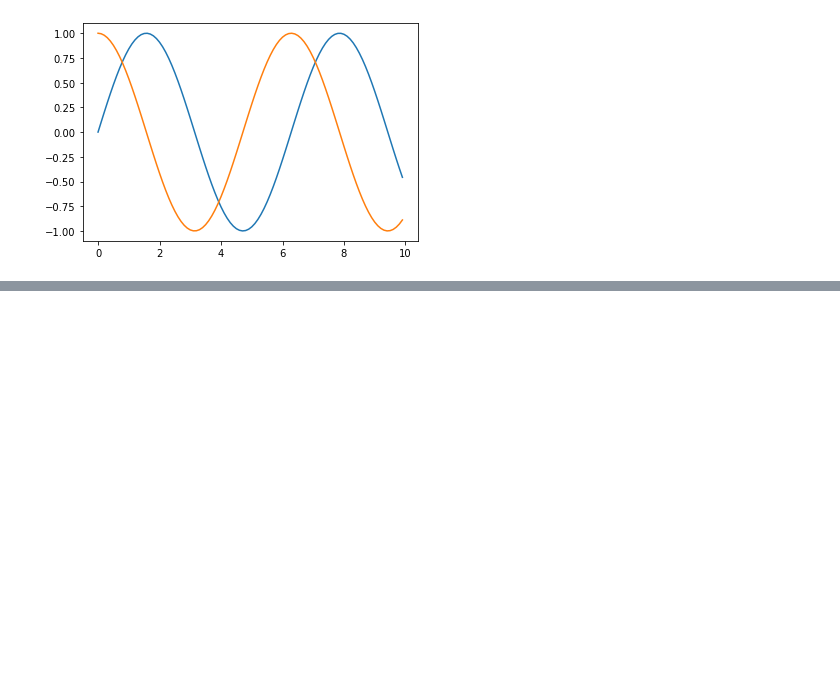
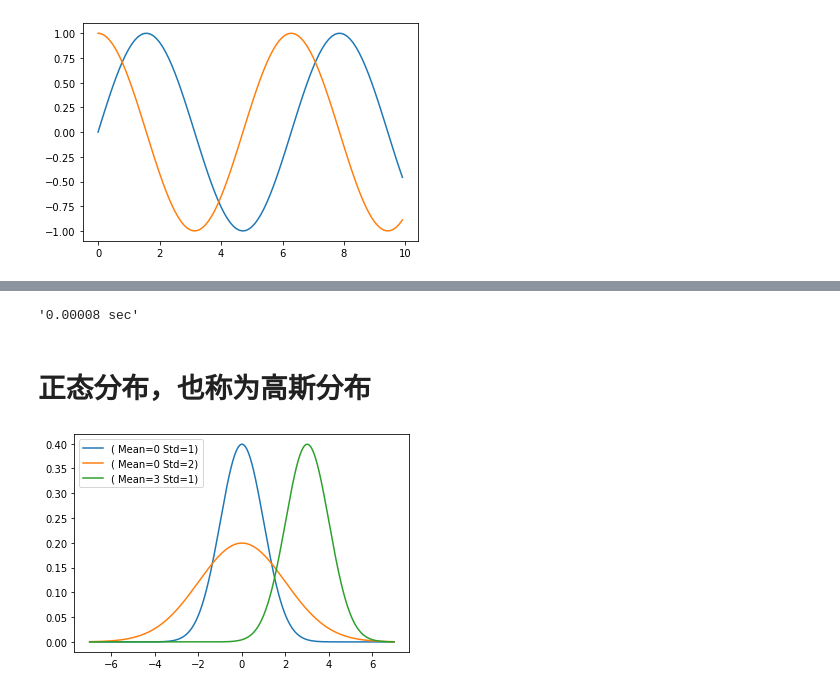
Before and after one commit to 2714830587-xh/testgit, a Jupyter notebook: 自动微分.ipynb, the cells around one changed output, grey strips where cells are left out. Saved outputs shown, nothing was run; the diff lists cells and outputs as text; code cells hidden in the pictures; blank space fills up the shorter version.

```diff
--- a/自动微分.ipynb
+++ b/自动微分.ipynb
@@ -101,0 +163,62 @@ plt.plot(x1,x.grad)
+# %%
+import math
+import time
+import numpy as np
+import torch
+n = 10000
+a = torch.ones(n)
+b = torch.ones(n)
+class Timer:
+    """记录多次运行时间"""
+    def __init__(self):
+        self.times = []
+        self.start()
+
+    def start(self):
+        """启动计时器"""
+        self.tik = time.time()
+
+    def stop(self):
+        """停止计时器并将时间记录在列表中"""
+        self.times.append(time.time() - self.tik)
+        return self.times[-1]
+
+    def avg(self):
+        """返回平均时间"""
+        return sum(self.times) / len(self.times)
+
+    def sum(self):
+        """返回时间总和"""
+        return sum(self.times)
+
+    def cumsum(self):
+        """返回累计时间"""
+        return np.array(self.times).cumsum().tolist()
+# a=torch.tensor([1,2,3,4])
+# a[-1]
+c = torch.zeros(n)
+timer = Timer()
+for i in range(n):
+    c[i] = a[i] + b[i]
+f'{timer.stop():.5f} sec'
+timer.start()
+d = a + b
+f'{timer.stop():.5f} sec'
+# %% [output]
+'0.00008 sec'
+# %% [markdown]
+# **正态分布，也称为高斯分布**
+# %%
+import math
+import numpy as np
+import matplotlib.pyplot as plt
+def normal(x,mu,sigma):
+  p=1/(math.sqrt(2*math.pi*sigma**2))
+  return p*np.exp(-0.5*(x-mu)**2/sigma**2)
+x=np.arange(-7,7,0.01)
+params = [(0, 1), (0, 2), (3, 1)]
+for mu,sigma in params:
+  plt.plot(x,normal(x, mu, sigma),label=("( Mean=" + str(mu) +" Std="+str(sigma)+ ")"))
+  plt.legend()
+# %% [output]
+[figure, added]
```
Also changed, not shown: parts of 14 cells of this notebook.
